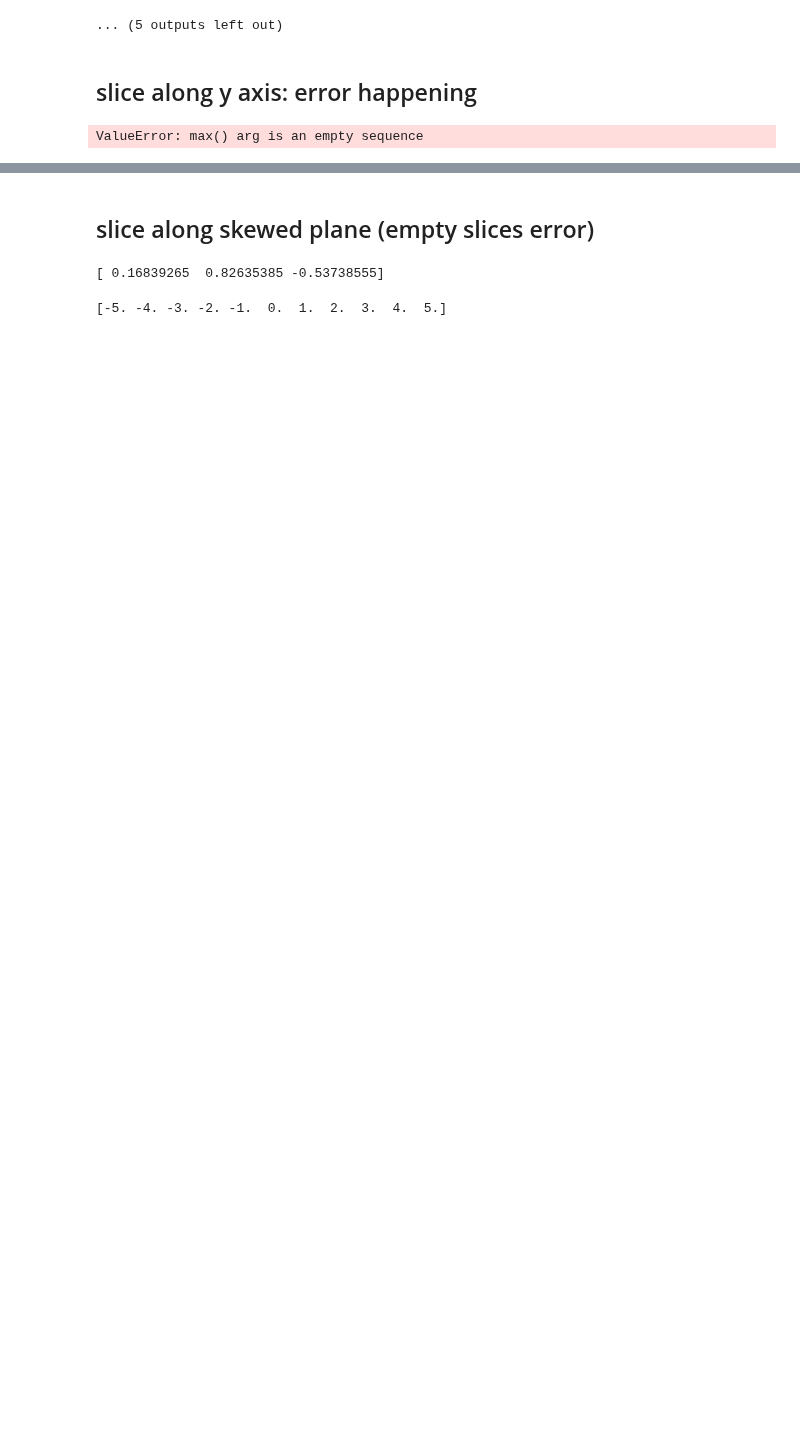
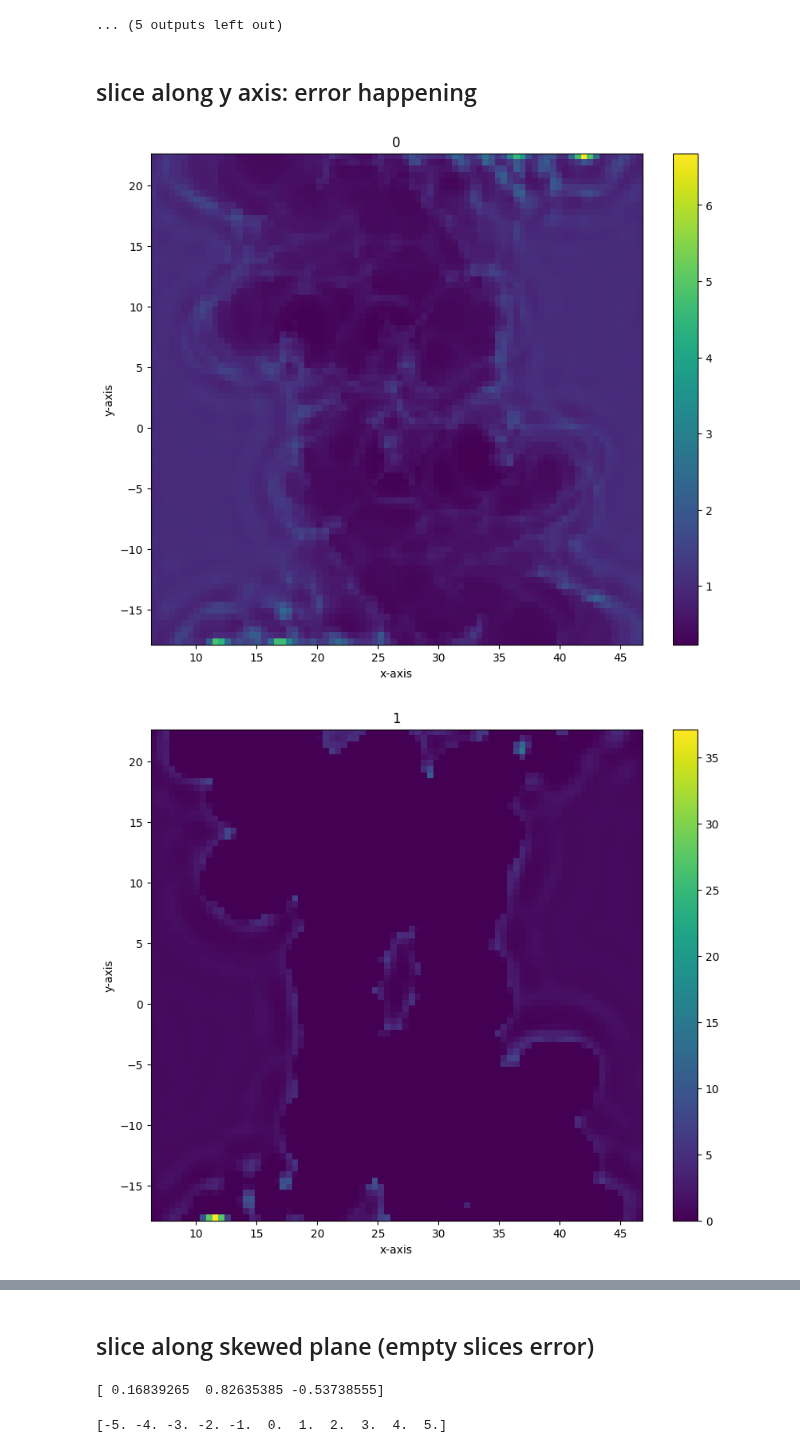
Before and after one commit to unitaryfund/aquapointer, a Jupyter notebook: notebooks/slicing_bugs.ipynb, the cells around one changed output, grey strips where cells are left out. Cells and saved outputs as stored; diff of their text form; code cells hidden in the pictures; blank space fills up the shorter version.

```diff
--- a/notebooks/slicing_bugs.ipynb
+++ b/notebooks/slicing_bugs.ipynb
@@ -94,18 +94,22 @@ for c, canvas in enumerate(canvases):
 # %%
 slicing_planes = []
 ys = []
 for i in range(1, rism.grid.shape[1]):
     y = rism.midpoints[1][i-1]
     if y<6 or y>12:
         continue
     slicing_planes.append(
         np.array([
             np.array([rism.midpoints[0][0], rism.midpoints[1][i], rism.midpoints[2][0]]),
             np.array([rism.midpoints[0][1], rism.midpoints[1][i], rism.midpoints[2][0]]),
             np.array([rism.midpoints[0][0], rism.midpoints[1][i], rism.midpoints[2][1]]),
         ])
     )
     ys.append(y)
 canvases = density_slices_by_planes(rism, slicing_planes)
+
+for c, canvas in enumerate(canvases):
+    canvas.draw(title=str(c))
 # %% [output]
-ValueError: max() arg is an empty sequence
+[figure, added]
+[figure, added]
```
Also changed, not shown: parts of 3 cells of this notebook, 1 other file.
